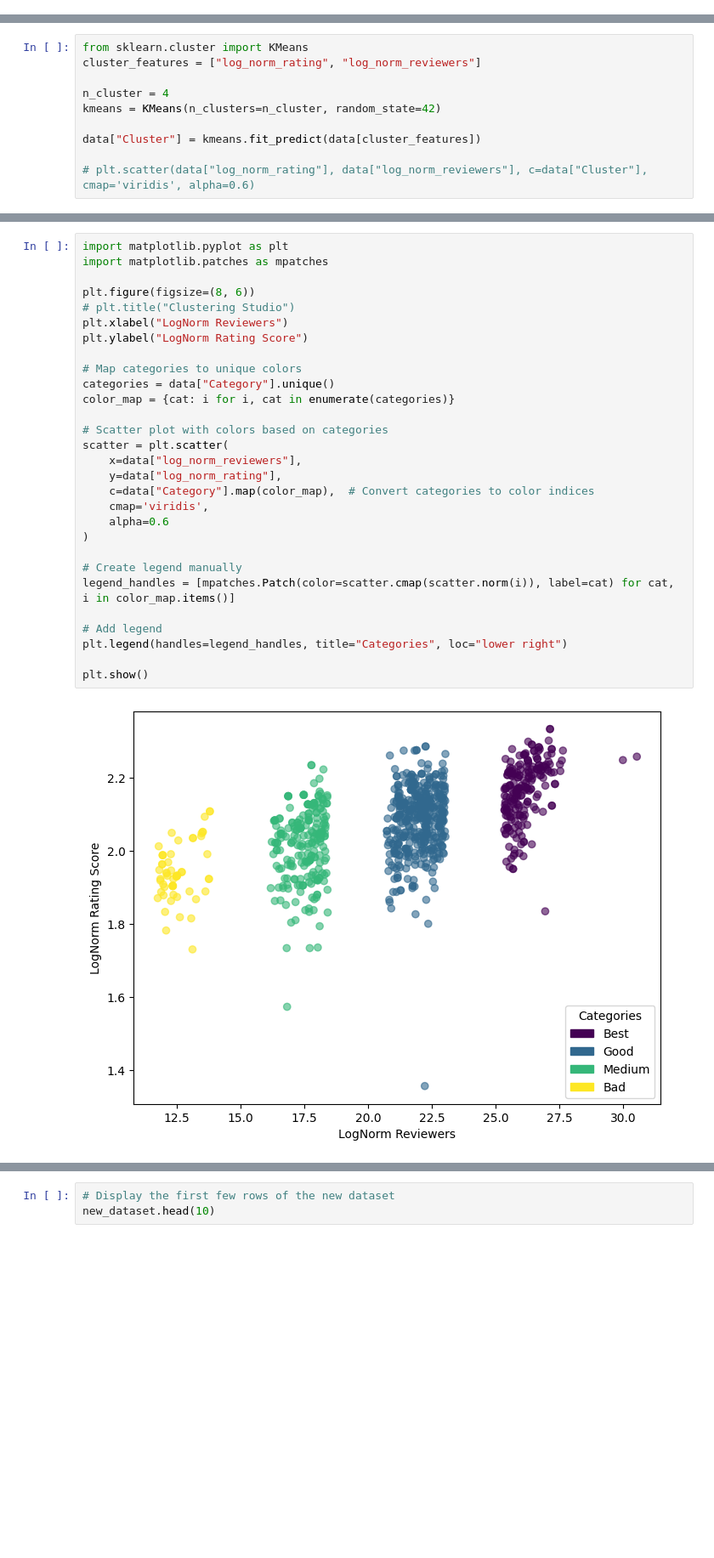
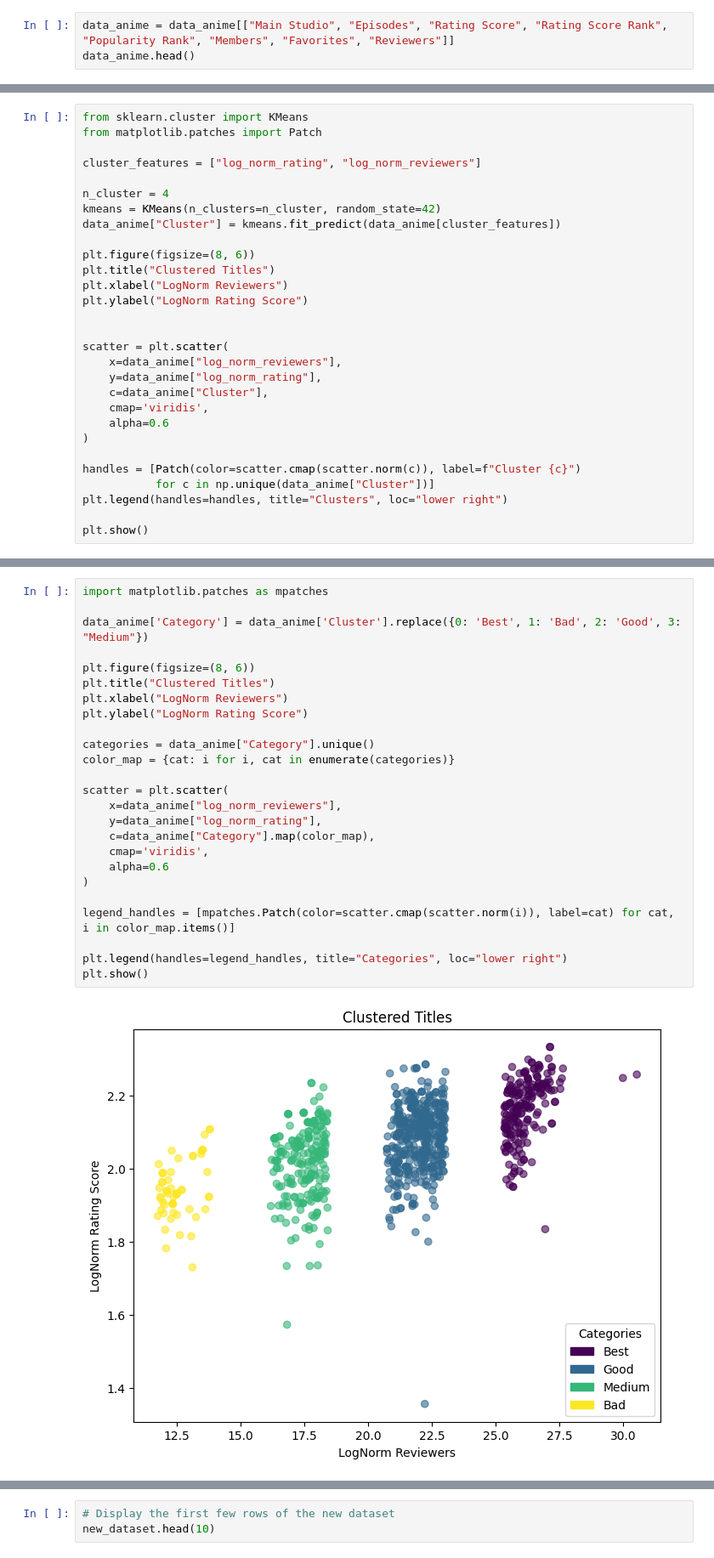
Before and after one commit to MarcoAlandAdinanda/Deep_Anime_Color_Palette_Analysis, a Jupyter notebook: statAnalysis.ipynb, the cells around one changed output, grey strips where cells are left out. Shown at 85% size. Cells and saved outputs as stored; diff of their text form; blank space fills up the shorter version.

```diff
--- a/statAnalysis.ipynb
+++ b/statAnalysis.ipynb
@@ -30,0 +18,3 @@ data['log_norm_reviewers'] = np.log1p(data['Reviewers'])
+# %%
+data_anime = data_anime[["Main Studio", "Episodes", "Rating Score", "Rating Score Rank", "Popularity Rank", "Members", "Favorites", "Reviewers"]]
+data_anime.head()
@@ -31,10 +61,29 @@ data['log_norm_reviewers'] = np.log1p(data['Reviewers'])
 # %%
 from sklearn.cluster import KMeans
+from matplotlib.patches import Patch
+
 cluster_features = ["log_norm_rating", "log_norm_reviewers"]
 
 n_cluster = 4
 kmeans = KMeans(n_clusters=n_cluster, random_state=42)
+data_anime["Cluster"] = kmeans.fit_predict(data_anime[cluster_features])
 
-data["Cluster"] = kmeans.fit_predict(data[cluster_features])
+plt.figure(figsize=(8, 6))
+plt.title("Clustered Titles")
+plt.xlabel("LogNorm Reviewers")
+plt.ylabel("LogNorm Rating Score")
 
-# plt.scatter(data["log_norm_rating"], data["log_norm_reviewers"], c=data["Cluster"], cmap='viridis', alpha=0.6)
+
+scatter = plt.scatter(
+    x=data_anime["log_norm_reviewers"],
+    y=data_anime["log_norm_rating"],
+    c=data_anime["Cluster"],
+    cmap='viridis',
+    alpha=0.6
+)
+
+handles = [Patch(color=scatter.cmap(scatter.norm(c)), label=f"Cluster {c}")
+           for c in np.unique(data_anime["Cluster"])]
+plt.legend(handles=handles, title="Clusters", loc="lower right")
+
+plt.show()
@@ -52,32 +92,28 @@ data.head()
 # %%
-import matplotlib.pyplot as plt
 import matplotlib.patches as mpatches
 
+data_anime['Category'] = data_anime['Cluster'].replace({0: 'Best', 1: 'Bad', 2: 'Good', 3: "Medium"})
+
 plt.figure(figsize=(8, 6))
-# plt.title("Clustering Studio")
+plt.title("Clustered Titles")
 plt.xlabel("LogNorm Reviewers")
 plt.ylabel("LogNorm Rating Score")
 
-# Map categories to unique colors
-categories = data["Category"].unique()
+categories = data_anime["Category"].unique()
 color_map = {cat: i for i, cat in enumerate(categories)}
 
-# Scatter plot with colors based on categories
 scatter = plt.scatter(
-    x=data["log_norm_reviewers"],
-    y=data["log_norm_rating"],
-    c=data["Category"].map(color_map),  # Convert categories to color indices
+    x=data_anime["log_norm_reviewers"],
+    y=data_anime["log_norm_rating"],
+    c=data_anime["Category"].map(color_map),
     cmap='viridis',
     alpha=0.6
 )
 
-# Create legend manually
 legend_handles = [mpatches.Patch(color=scatter.cmap(scatter.norm(i)), label=cat) for cat, i in color_map.items()]
 
-# Add legend
 plt.legend(handles=legend_handles, title="Categories", loc="lower right")
-
 plt.show()
 # %% [output]
-[figure, old version]
+[figure, new version]
 # %%
```
Also changed, not shown: parts of 16 cells of this notebook, 33 other files.
